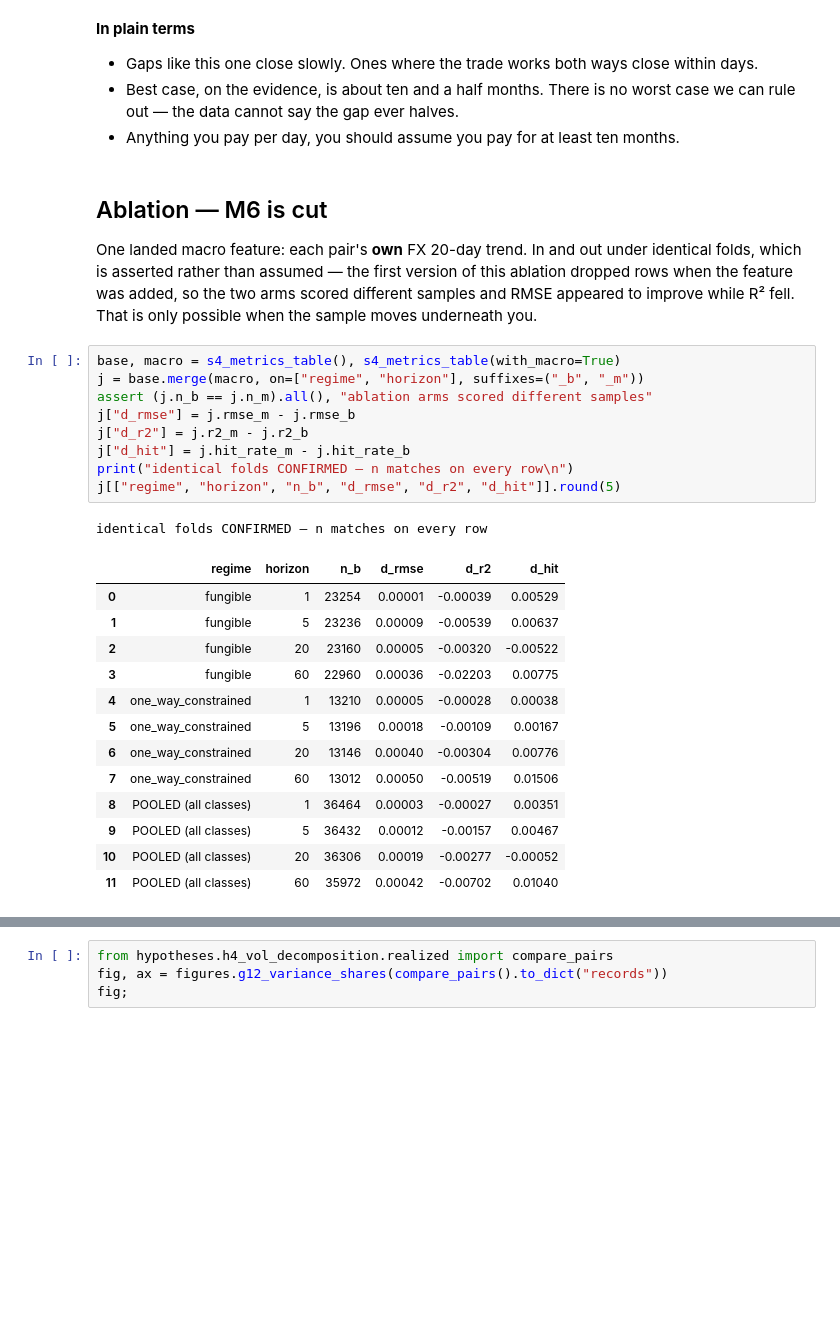
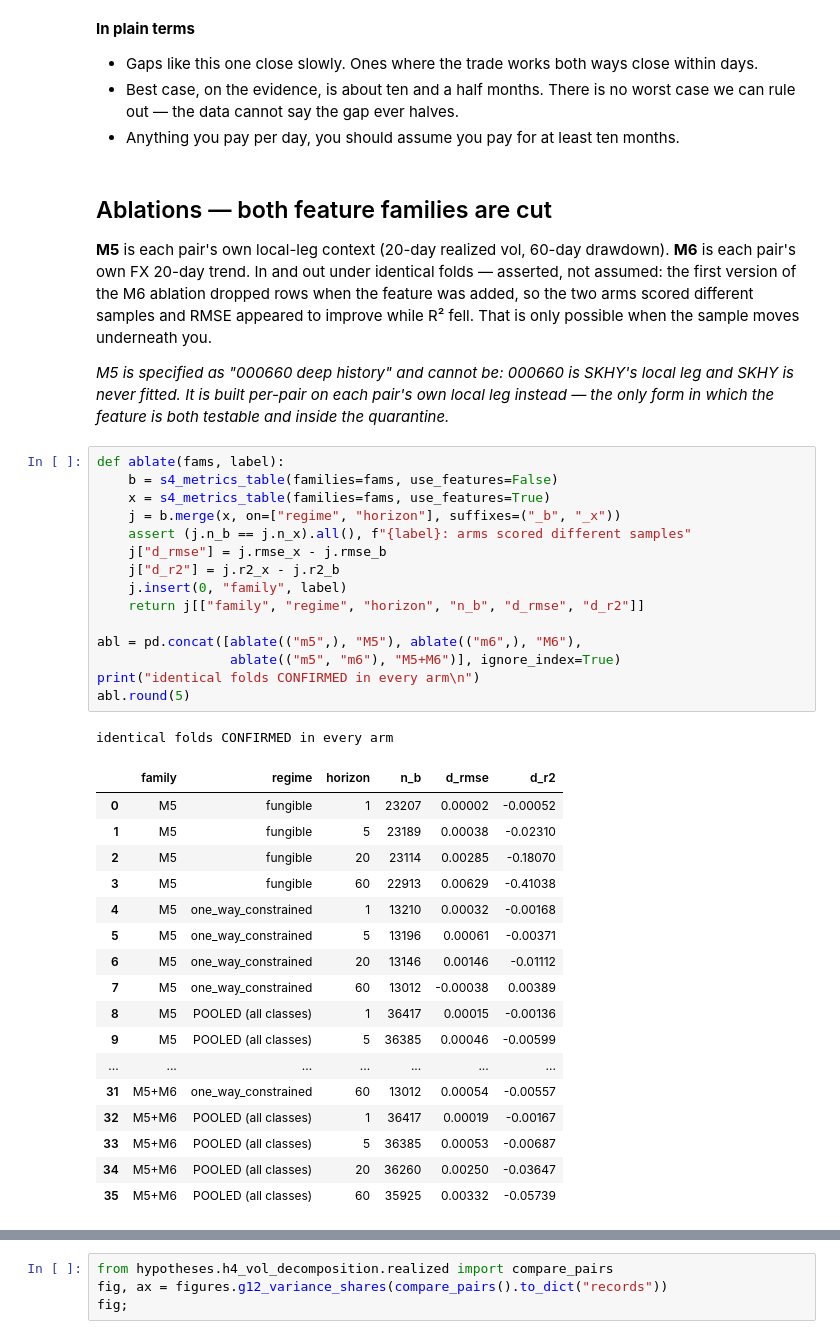
Before and after one commit to ZinuoS/Charon, a Jupyter notebook: notebooks/04_regimes_convergence.ipynb, the cells around one changed output, grey strips where cells are left out. Drawn from its saved outputs; the diff is of its cells as text; blank space fills up the shorter version.

```diff
--- a/notebooks/04_regimes_convergence.ipynb
+++ b/notebooks/04_regimes_convergence.ipynb
@@ -82,36 +82,51 @@ fig;
   out — the data cannot say the gap ever halves.
 - Anything you pay per day, you should assume you pay for at least ten months.
 # %% [markdown]
-## Ablation — M6 is cut
+## Ablations — both feature families are cut
 
-One landed macro feature: each pair's **own** FX 20-day trend. In and out under identical
-folds, which is asserted rather than assumed — the first version of this ablation dropped rows
-when the feature was added, so the two arms scored different samples and RMSE appeared to
-improve while R² fell. That is only possible when the sample moves underneath you.
+**M5** is each pair's own local-leg context (20-day realized vol, 60-day drawdown). **M6** is
+each pair's own FX 20-day trend. In and out under identical folds — asserted, not assumed: the
+first version of the M6 ablation dropped rows when the feature was added, so the two arms
+scored different samples and RMSE appeared to improve while R² fell. That is only possible
+when the sample moves underneath you.
+
+*M5 is specified as "000660 deep history" and cannot be: 000660 is SKHY's local leg and SKHY
+is never fitted. It is built per-pair on each pair's own local leg instead — the only form in
+which the feature is both testable and inside the quarantine.*
 # %%
-base, macro = s4_metrics_table(), s4_metrics_table(with_macro=True)
-j = base.merge(macro, on=["regime", "horizon"], suffixes=("_b", "_m"))
-assert (j.n_b == j.n_m).all(), "ablation arms scored different samples"
-j["d_rmse"] = j.rmse_m - j.rmse_b
-j["d_r2"] = j.r2_m - j.r2_b
-j["d_hit"] = j.hit_rate_m - j.hit_rate_b
-print("identical folds CONFIRMED — n matches on every row\n")
-j[["regime", "horizon", "n_b", "d_rmse", "d_r2", "d_hit"]].round(5)
+def ablate(fams, label):
+    b = s4_metrics_table(families=fams, use_features=False)
+    x = s4_metrics_table(families=fams, use_features=True)
+    j = b.merge(x, on=["regime", "horizon"], suffixes=("_b", "_x"))
+    assert (j.n_b == j.n_x).all(), f"{label}: arms scored different samples"
+    j["d_rmse"] = j.rmse_x - j.rmse_b
+    j["d_r2"] = j.r2_x - j.r2_b
+    j.insert(0, "family", label)
+    return j[["family", "regime", "horizon", "n_b", "d_rmse", "d_r2"]]
+
+abl = pd.concat([ablate(("m5",), "M5"), ablate(("m6",), "M6"),
+                 ablate(("m5", "m6"), "M5+M6")], ignore_index=True)
+print("identical folds CONFIRMED in every arm\n")
+abl.round(5)
 # %% [output]
-identical folds CONFIRMED — n matches on every row
+identical folds CONFIRMED in every arm
-|  | regime | horizon | n_b | d_rmse | d_r2 | d_hit |
-| 0 | fungible | 1 | 23254 | 0.00001 | -0.00039 | 0.00529 |
-| 1 | fungible | 5 | 23236 | 0.00009 | -0.00539 | 0.00637 |
-| 2 | fungible | 20 | 23160 | 0.00005 | -0.00320 | -0.00522 |
-| 3 | fungible | 60 | 22960 | 0.00036 | -0.02203 | 0.00775 |
-| 4 | one_way_constrained | 1 | 13210 | 0.00005 | -0.00028 | 0.00038 |
-| 5 | one_way_constrained | 5 | 13196 | 0.00018 | -0.00109 | 0.00167 |
-| 6 | one_way_constrained | 20 | 13146 | 0.00040 | -0.00304 | 0.00776 |
-| 7 | one_way_constrained | 60 | 13012 | 0.00050 | -0.00519 | 0.01506 |
-| 8 | POOLED (all classes) | 1 | 36464 | 0.00003 | -0.00027 | 0.00351 |
-| 9 | POOLED (all classes) | 5 | 36432 | 0.00012 | -0.00157 | 0.00467 |
-| 10 | POOLED (all classes) | 20 | 36306 | 0.00019 | -0.00277 | -0.00052 |
-| 11 | POOLED (all classes) | 60 | 35972 | 0.00042 | -0.00702 | 0.01040 |
+|  | family | regime | horizon | n_b | d_rmse | d_r2 |
+| 0 | M5 | fungible | 1 | 23207 | 0.00002 | -0.00052 |
+| 1 | M5 | fungible | 5 | 23189 | 0.00038 | -0.02310 |
+| 2 | M5 | fungible | 20 | 23114 | 0.00285 | -0.18070 |
+| 3 | M5 | fungible | 60 | 22913 | 0.00629 | -0.41038 |
+| 4 | M5 | one_way_constrained | 1 | 13210 | 0.00032 | -0.00168 |
+| 5 | M5 | one_way_constrained | 5 | 13196 | 0.00061 | -0.00371 |
+| 6 | M5 | one_way_constrained | 20 | 13146 | 0.00146 | -0.01112 |
+| 7 | M5 | one_way_constrained | 60 | 13012 | -0.00038 | 0.00389 |
+| 8 | M5 | POOLED (all classes) | 1 | 36417 | 0.00015 | -0.00136 |
+| 9 | M5 | POOLED (all classes) | 5 | 36385 | 0.00046 | -0.00599 |
+| ... | ... | ... | ... | ... | ... | ... |
+| 31 | M5+M6 | one_way_constrained | 60 | 13012 | 0.00054 | -0.00557 |
+| 32 | M5+M6 | POOLED (all classes) | 1 | 36417 | 0.00019 | -0.00167 |
+| 33 | M5+M6 | POOLED (all classes) | 5 | 36385 | 0.00053 | -0.00687 |
+| 34 | M5+M6 | POOLED (all classes) | 20 | 36260 | 0.00250 | -0.03647 |
+| 35 | M5+M6 | POOLED (all classes) | 60 | 35925 | 0.00332 | -0.05739 |
 # %% [markdown]
 **Verdict: cut.** RMSE worsens and R² falls at every horizon in every class. Hit rate moves up
 marginally, not enough to offset either. A near-zero-to-negative delta cuts the family, and
```
Also changed, not shown: parts of 2 cells of this notebook, 9 other files.
